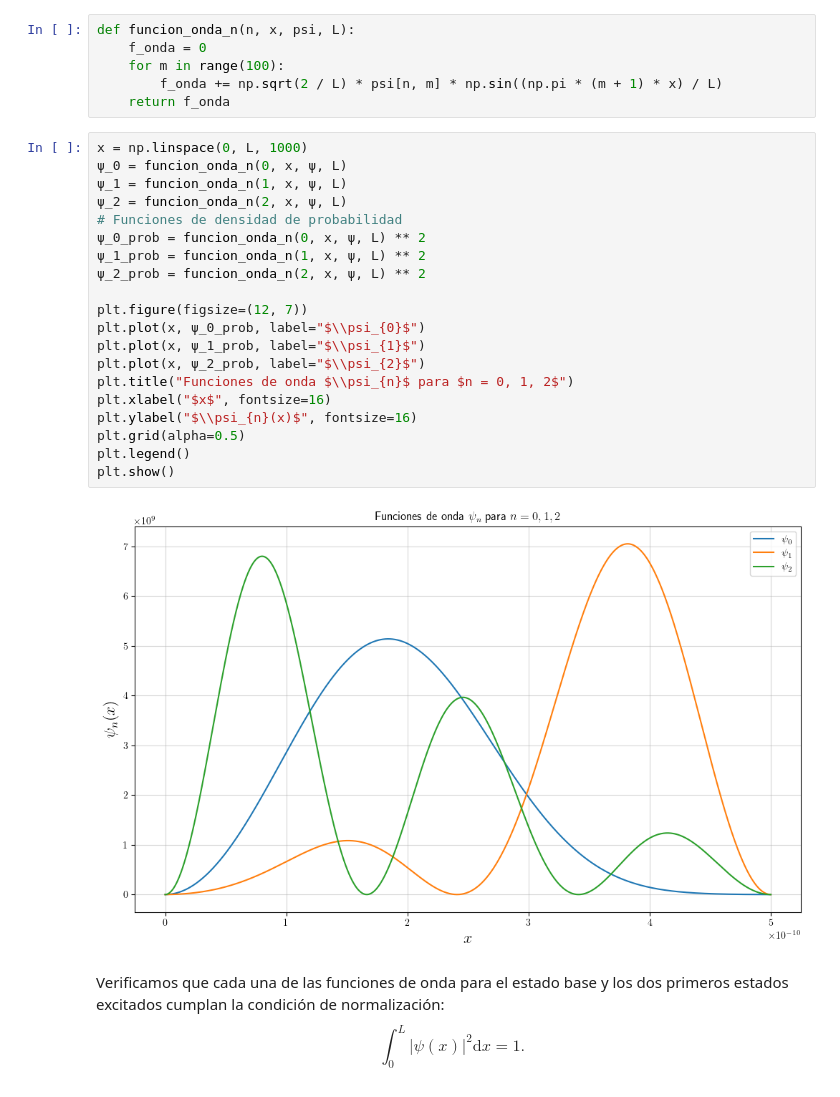
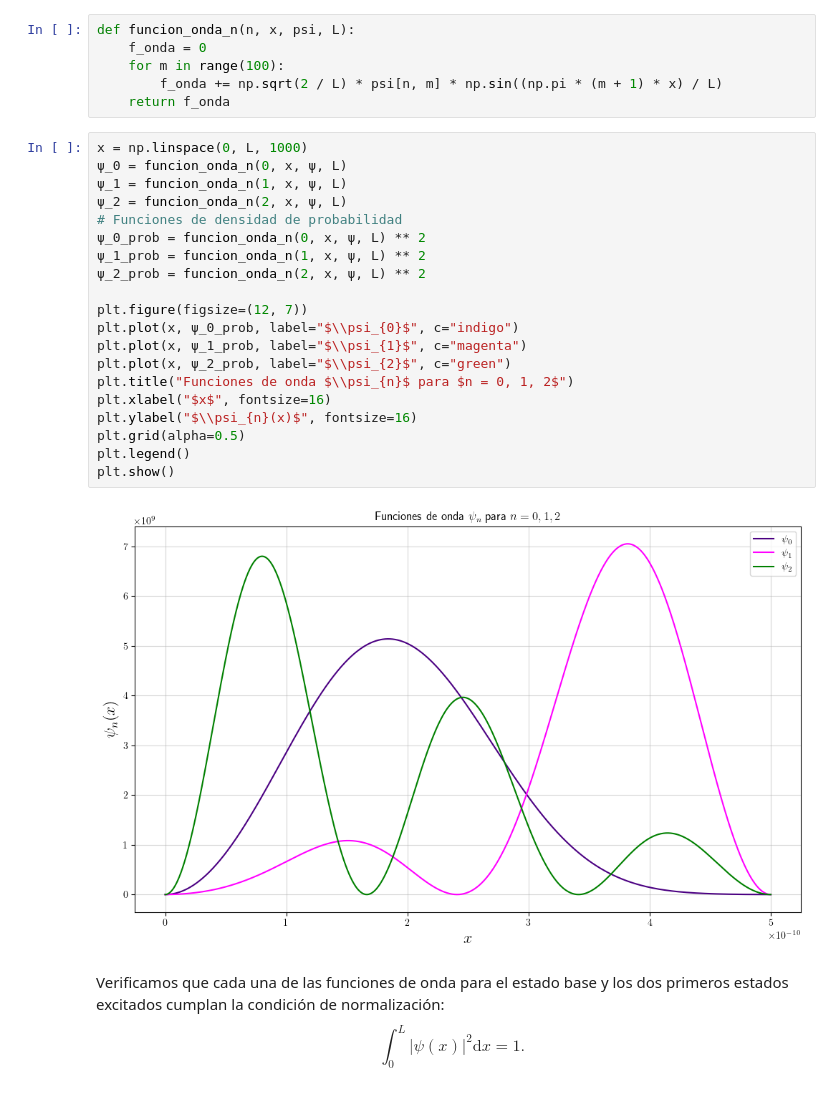
Before and after one commit to MarcosLopezM/FisicaComputacional-20251, a Jupyter notebook: Tareas/T7/TareaPractica7.ipynb, the cells around one changed output. Cells and saved outputs as stored; diff of their text form.

```diff
--- a/Tareas/T7/TareaPractica7.ipynb
+++ b/Tareas/T7/TareaPractica7.ipynb
@@ -384,25 +384,25 @@ def funcion_onda_n(n, x, psi, L):
 # %%
 x = np.linspace(0, L, 1000)
 ψ_0 = funcion_onda_n(0, x, ψ, L)
 ψ_1 = funcion_onda_n(1, x, ψ, L)
 ψ_2 = funcion_onda_n(2, x, ψ, L)
 # Funciones de densidad de probabilidad
 ψ_0_prob = funcion_onda_n(0, x, ψ, L) ** 2
 ψ_1_prob = funcion_onda_n(1, x, ψ, L) ** 2
 ψ_2_prob = funcion_onda_n(2, x, ψ, L) ** 2
 
 plt.figure(figsize=(12, 7))
-plt.plot(x, ψ_0_prob, label="$\\psi_{0}$")
-plt.plot(x, ψ_1_prob, label="$\\psi_{1}$")
-plt.plot(x, ψ_2_prob, label="$\\psi_{2}$")
+plt.plot(x, ψ_0_prob, label="$\\psi_{0}$", c="indigo")
+plt.plot(x, ψ_1_prob, label="$\\psi_{1}$", c="magenta")
+plt.plot(x, ψ_2_prob, label="$\\psi_{2}$", c="green")
 plt.title("Funciones de onda $\\psi_{n}$ para $n = 0, 1, 2$")
 plt.xlabel("$x$", fontsize=16)
 plt.ylabel("$\\psi_{n}(x)$", fontsize=16)
 plt.grid(alpha=0.5)
 plt.legend()
 plt.show()
 # %% [output]
-[figure, old version]
+[figure, new version]
 # %% [markdown]
 Verificamos que cada una de las funciones de onda para el estado base y los dos primeros estados excitados cumplan la condición de normalización:
 $$
```
Also changed, not shown: parts of 4 cells of this notebook.
